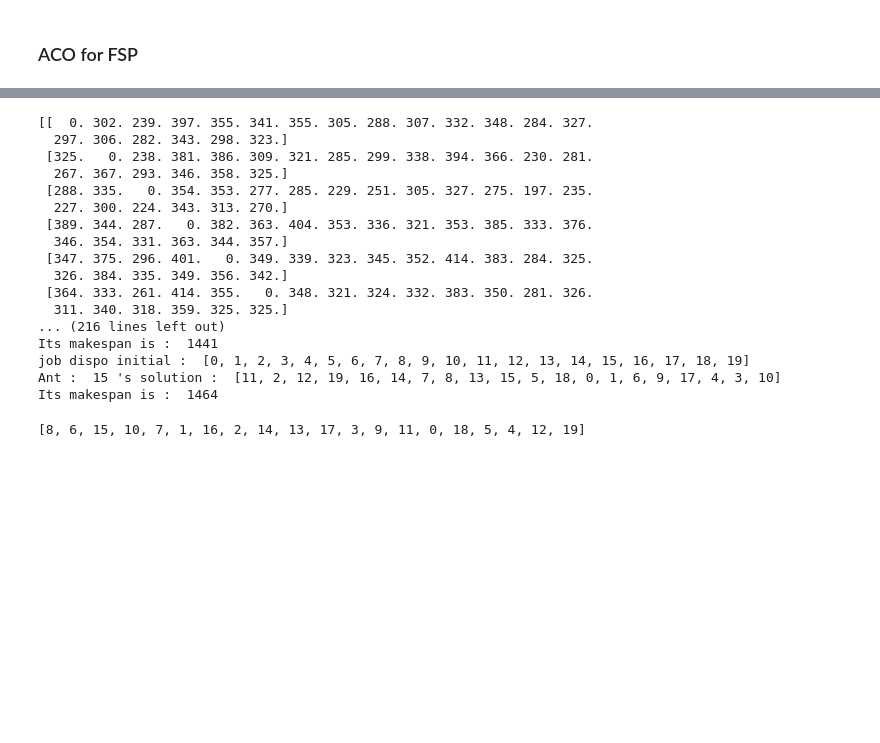
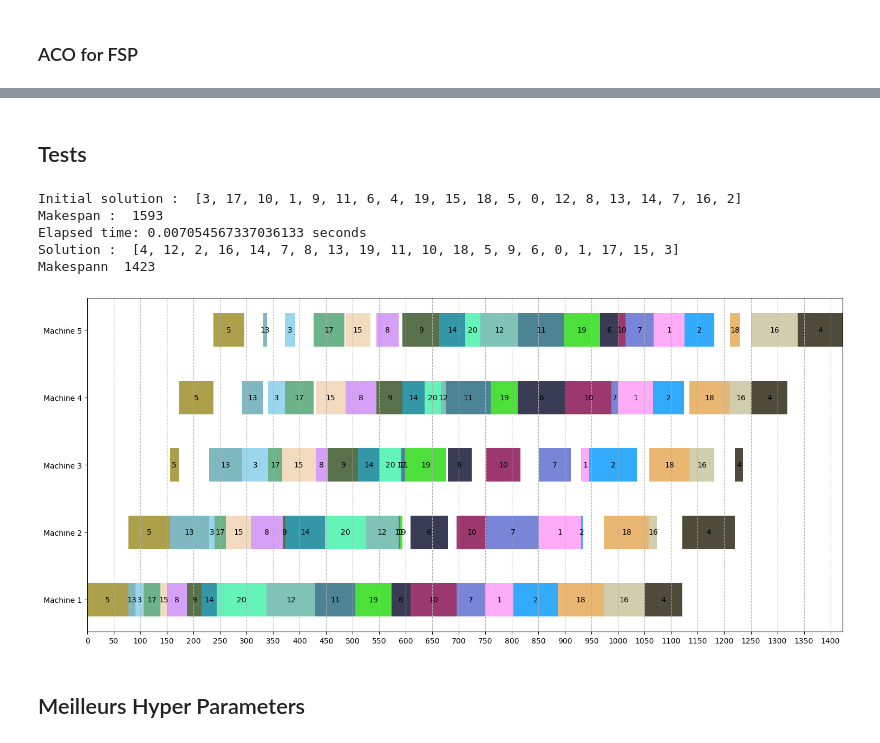
Before and after one commit to MarouaneBenbetka/Flow-Shop-Problem, a Jupyter notebook: Lab4/ACO.ipynb, the cells around one changed output, grey strips where cells are left out. Cells and saved outputs as stored; diff of their text form; code cells hidden in the pictures; blank space fills up the shorter version.

Commit message:
feat: add best hyper parameters to ACO method

```diff
--- a/Lab4/ACO.ipynb
+++ b/Lab4/ACO.ipynb
@@ -221,23 +266,42 @@ array([[ 0., 17., 10.],
-# %%
-nehList = [8, 6, 15, 10, 7, 1, 16, 2, 14, 13, 17, 3, 9, 11, 0, 18, 5, 4, 12, 19]
-ACO = AntColonyOptimization(benchmarks[0], 0.5, 0.5, 0.9, 4, 16, 0, nehList )
-ACO.run()
-# %% [output]
-[[  0. 302. 239. 397. 355. 341. 355. 305. 288. 307. 332. 348. 284. 327.
-  297. 306. 282. 343. 298. 323.]
- [325.   0. 238. 381. 386. 309. 321. 285. 299. 338. 394. 366. 230. 281.
-  267. 367. 293. 346. 358. 325.]
- [288. 335.   0. 354. 353. 277. 285. 229. 251. 305. 327. 275. 197. 235.
-  227. 300. 224. 343. 313. 270.]
- [389. 344. 287.   0. 382. 363. 404. 353. 336. 321. 353. 385. 333. 376.
-  346. 354. 331. 363. 344. 357.]
- [347. 375. 296. 401.   0. 349. 339. 323. 345. 352. 414. 383. 284. 325.
-  326. 384. 335. 349. 356. 342.]
- [364. 333. 261. 414. 355.   0. 348. 321. 324. 332. 383. 350. 281. 326.
-  311. 340. 318. 359. 325. 325.]
-... (216 lines left out)
-Its makespan is :  1441
-job dispo initial :  [0, 1, 2, 3, 4, 5, 6, 7, 8, 9, 10, 11, 12, 13, 14, 15, 16, 17, 18, 19]
-Ant :  15 's solution :  [11, 2, 12, 19, 16, 14, 7, 8, 13, 15, 5, 18, 0, 1, 6, 9, 17, 4, 3, 10]
-Its makespan is :  1464
-[8, 6, 15, 10, 7, 1, 16, 2, 14, 13, 17, 3, 9, 11, 0, 18, 5, 4, 12, 19]
+# %%
+algorithms = {
+    "NEH":  neh_algorithm,
+    "Ham":  ham_heuristic,
+    "CDS":  cds_heuristic,
+    "Gupta": gupta_heuristic,
+    "Palmer":  run_palmer,
+    "PRSKE":  PRSKE,
+    "Weighted CDS": special_heuristic,
+    "NRH": NRH,
+    "Chen": chen_heuristic
+    }
+# %%
+def generate_heuristic_solution(processing_times ,name = "NEH" ):
+    return algorithms[name](processing_times)[0]
+# %% [markdown]
+## Tests
+# %%
+
+processing_times = benchmarks[0]
+initial_solution = generate_heuristic_solution(processing_times , "PRSKE")
+
+print("Initial solution : ", initial_solution)
+print("Makespan : ", calculate_makespan(processing_times, initial_solution))
+
+ACO = AntColonyOptimization(processing_times, Alpha=10, Beta=1, Q=1, max_it=1, num_ant=1, rho=0, heuristicSolution=initial_solution)
+result = ACO.run()
+
+print("Solution : ",result)
+print("Makespann " , calculate_makespan(processing_times, result))
+# %% [output]
+Initial solution :  [3, 17, 10, 1, 9, 11, 6, 4, 19, 15, 18, 5, 0, 12, 8, 13, 14, 7, 16, 2]
+Makespan :  1593
+Elapsed time: 0.007054567337036133 seconds
+Solution :  [4, 12, 2, 16, 14, 7, 8, 13, 19, 11, 10, 18, 5, 9, 6, 0, 1, 17, 15, 3]
+Makespann  1423
+# %%
+generate_gantt_chart(processing_times,result)
+# %% [output]
+[figure, added]
+# %% [markdown]
+## Meilleurs Hyper Parameters
```
Also changed, not shown: parts of 7 cells of this notebook, 3 other files.
